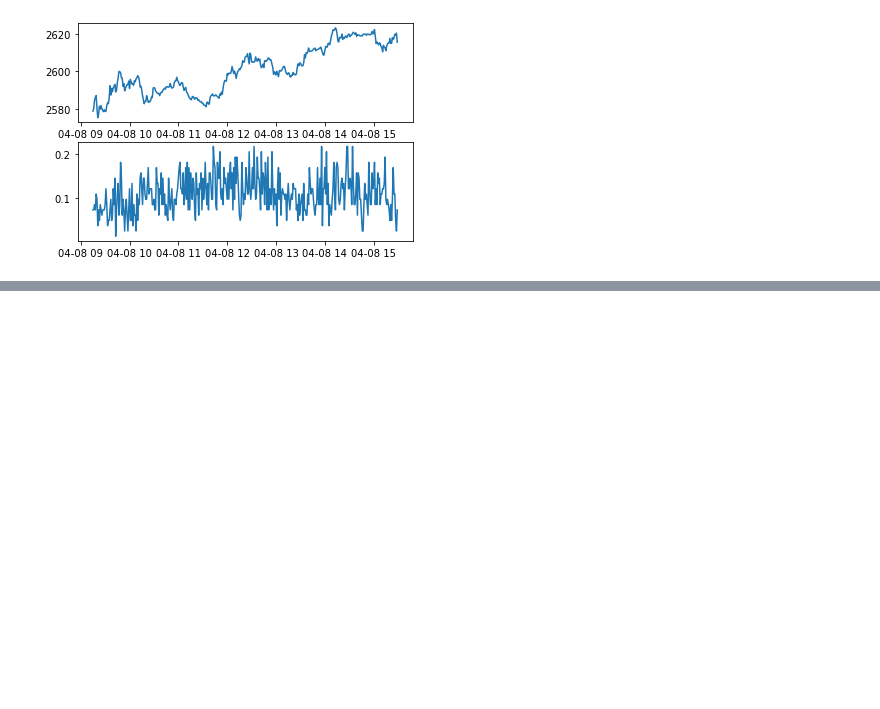
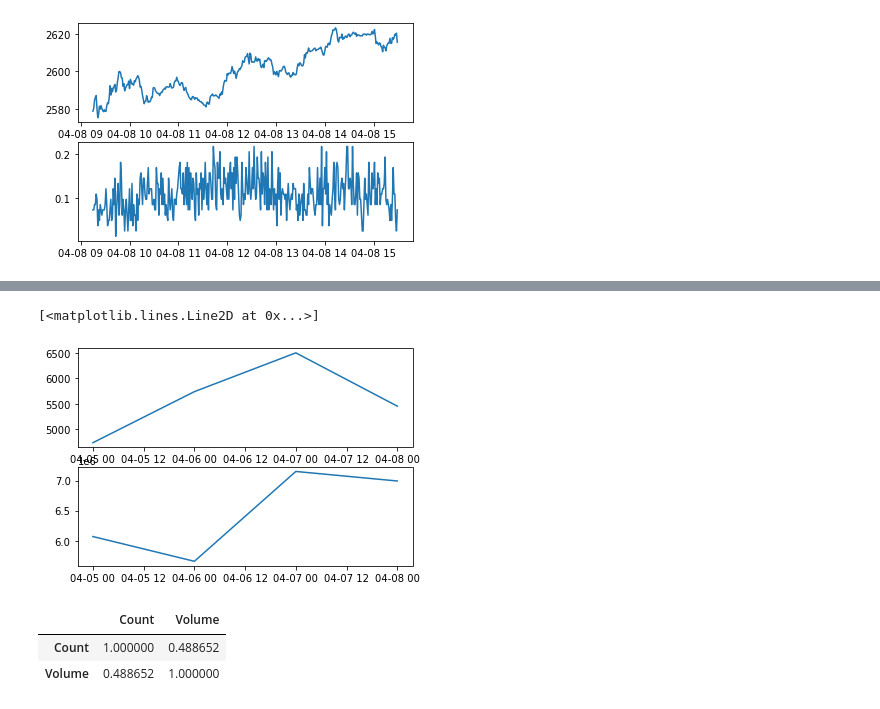
Before and after one commit to anaykale28/stratzy-assignment, a Jupyter notebook: BuzzScore.ipynb, the cells around one changed output, grey strips where cells are left out. Saved outputs shown, nothing was run; the diff lists cells and outputs as text; code cells hidden in the pictures; blank space fills up the shorter version.

```diff
--- a/BuzzScore.ipynb
+++ b/BuzzScore.ipynb
@@ -130,0 +188,23 @@ plt.plot(x,z)
+# %%
+# 1 day graphs. Data limited since only 1 week recent data available for free API users.
+x = day_tweet.index[:-1]
+y = day_tweet['Tweet Count'][:-1]
+plt.subplot(2,1,1)
+plt.plot(x,y)
+x = day_data.index[1:]
+z = day_data['Volume'][1:]
+plt.subplot(2,1,2)
+plt.plot(x,z)
+# %% [output]
+[<matplotlib.lines.Line2D at 0x...>]
+[figure, added]
+# %%
+# Correlation over 1 day data
+day_corr = pd.DataFrame()
+day_corr['Count'] = day_tweet['Tweet Count'][:-1]
+day_corr['Volume'] = day_data['Volume'][1:]
+day_corr.corr(method = 'pearson')
+# %% [output]
+|  | Count | Volume |
+| Count | 1.000000 | 0.488652 |
+| Volume | 0.488652 | 1.000000 |
```
Also changed, not shown: parts of 9 cells of this notebook.
